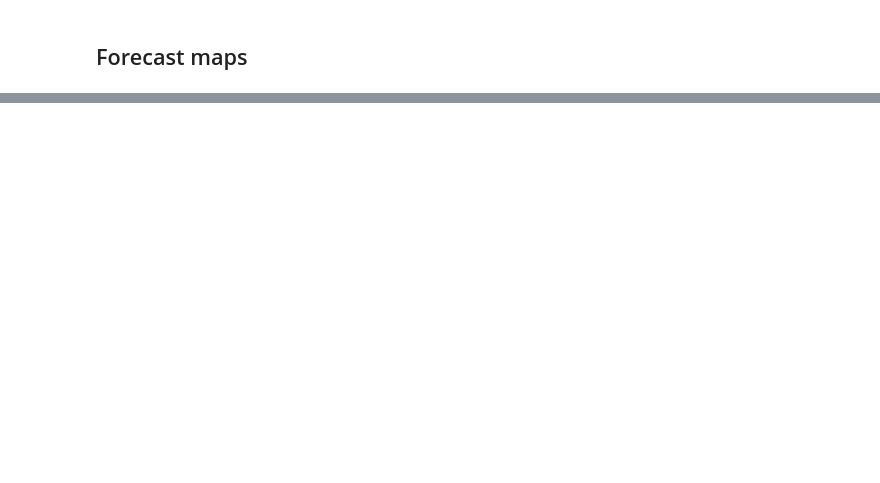
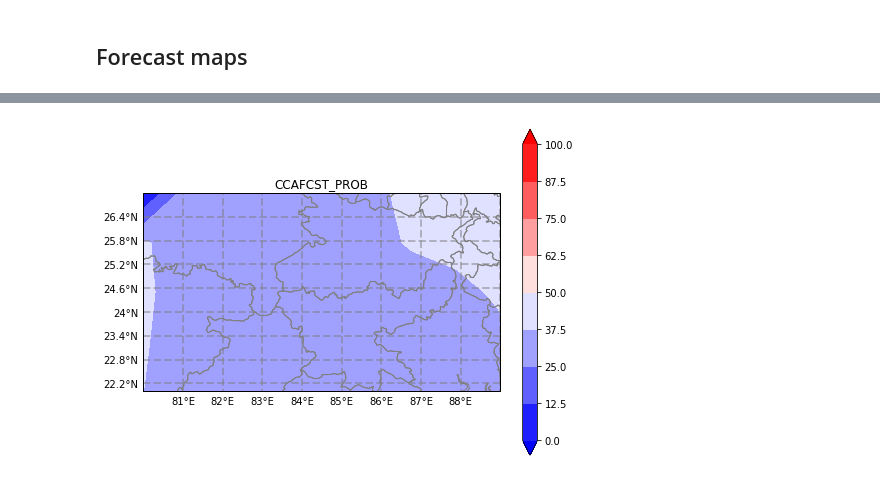
Before and after one commit to agmunozs/PyCPT, a Jupyter notebook: PyCPT_v1.ipynb, the cells around one changed output, grey strips where cells are left out. Saved outputs shown, nothing was run; the diff lists cells and outputs as text; code cells hidden in the pictures; blank space fills up the shorter version.

```diff
--- a/PyCPT_v1.ipynb
+++ b/PyCPT_v1.ipynb
@@ -217,0 +197,4 @@ pltscore('Spearman',wlo2,elo2,nla2,sla2)
+# %%
+pltmap('CCAFCST_PROB',wlo2,elo2,nla2,sla2)
+# %% [output]
+[figure, added]
```
Also changed, not shown: parts of 5 cells of this notebook, 1 other file.
